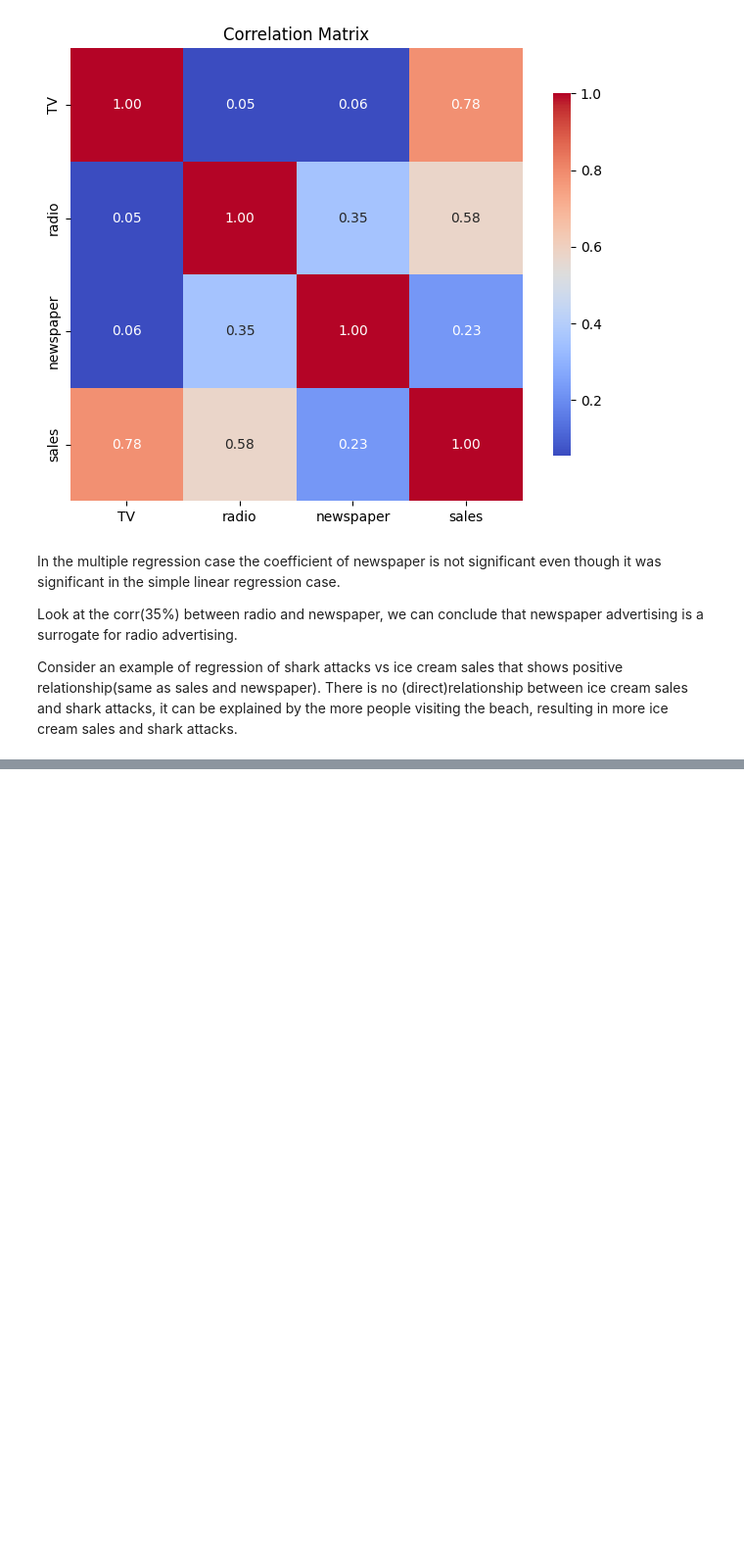
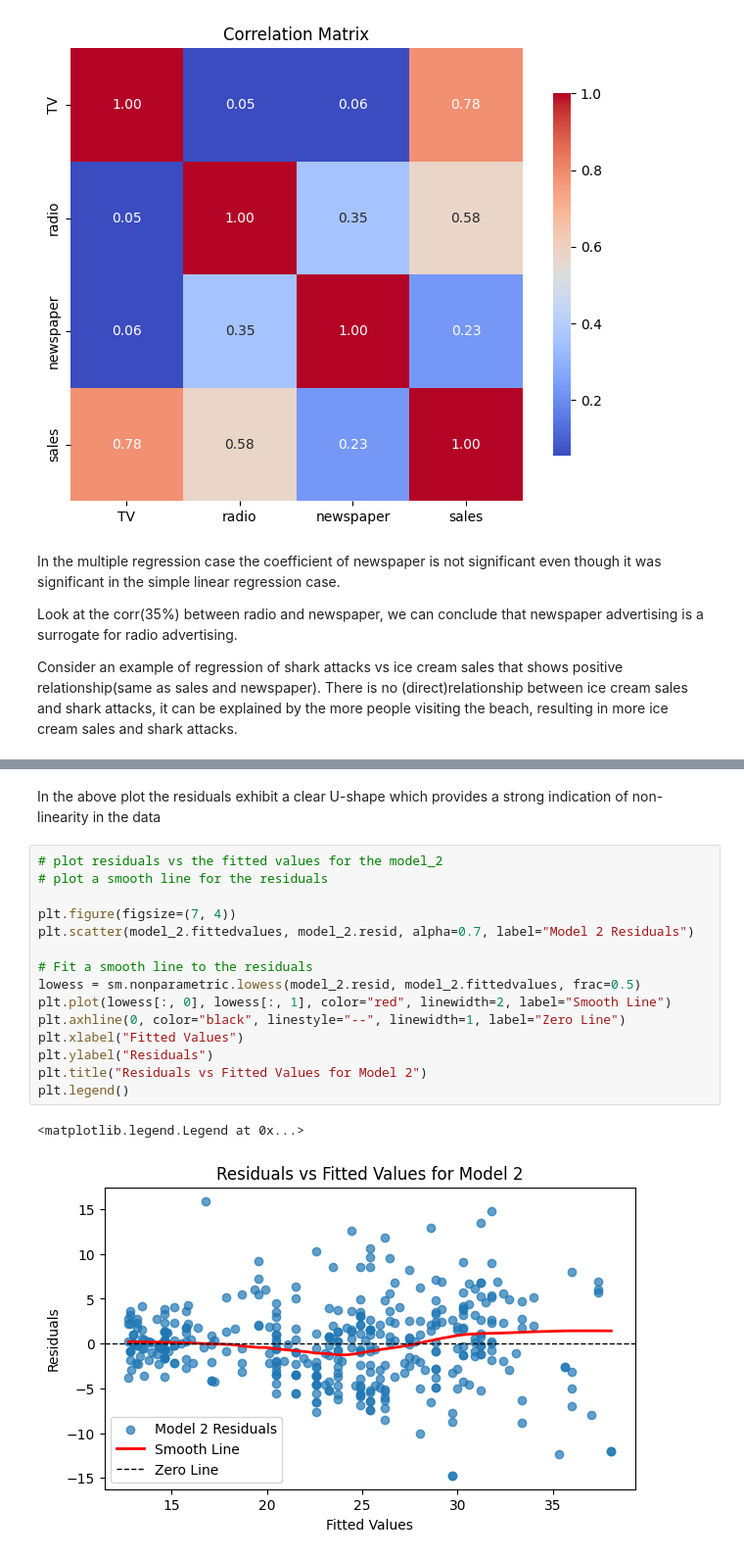
Before and after one commit to PrasannaIITM/ISL, a Jupyter notebook: Ch3_Linear_Regression/notes.ipynb, the cells around one changed output, grey strips where cells are left out. Shown at 98% size. Drawn from its saved outputs; the diff is of its cells as text; blank space fills up the shorter version.

```diff
--- a/Ch3_Linear_Regression/notes.ipynb
+++ b/Ch3_Linear_Regression/notes.ipynb
@@ -404,0 +847,20 @@ If the p-values for any one of the individual variables is small, then it is not
+# %% [markdown]
+In the above plot the residuals exhibit a clear U-shape which provides a strong indication of non-linearity in the data
+# %%
+# plot residuals vs the fitted values for the model_2
+# plot a smooth line for the residuals
+
+plt.figure(figsize=(7, 4))
+plt.scatter(model_2.fittedvalues, model_2.resid, alpha=0.7, label="Model 2 Residuals")
+
+# Fit a smooth line to the residuals
+lowess = sm.nonparametric.lowess(model_2.resid, model_2.fittedvalues, frac=0.5)
+plt.plot(lowess[:, 0], lowess[:, 1], color="red", linewidth=2, label="Smooth Line")
+plt.axhline(0, color="black", linestyle="--", linewidth=1, label="Zero Line")
+plt.xlabel("Fitted Values")
+plt.ylabel("Residuals")
+plt.title("Residuals vs Fitted Values for Model 2")
+plt.legend()
+# %% [output]
+<matplotlib.legend.Legend at 0x...>
+[figure, added]
```
Also changed, not shown: parts of 31 cells of this notebook.
